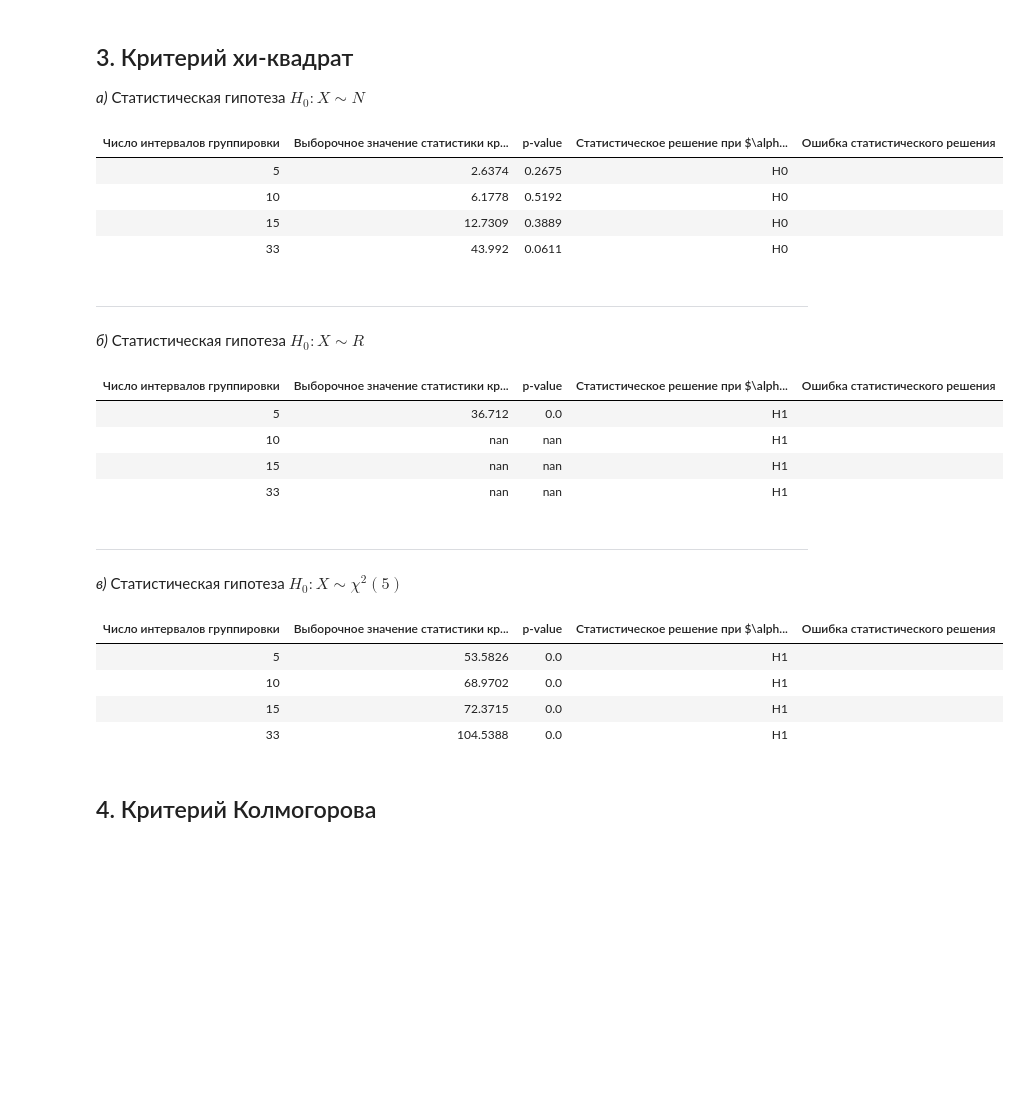
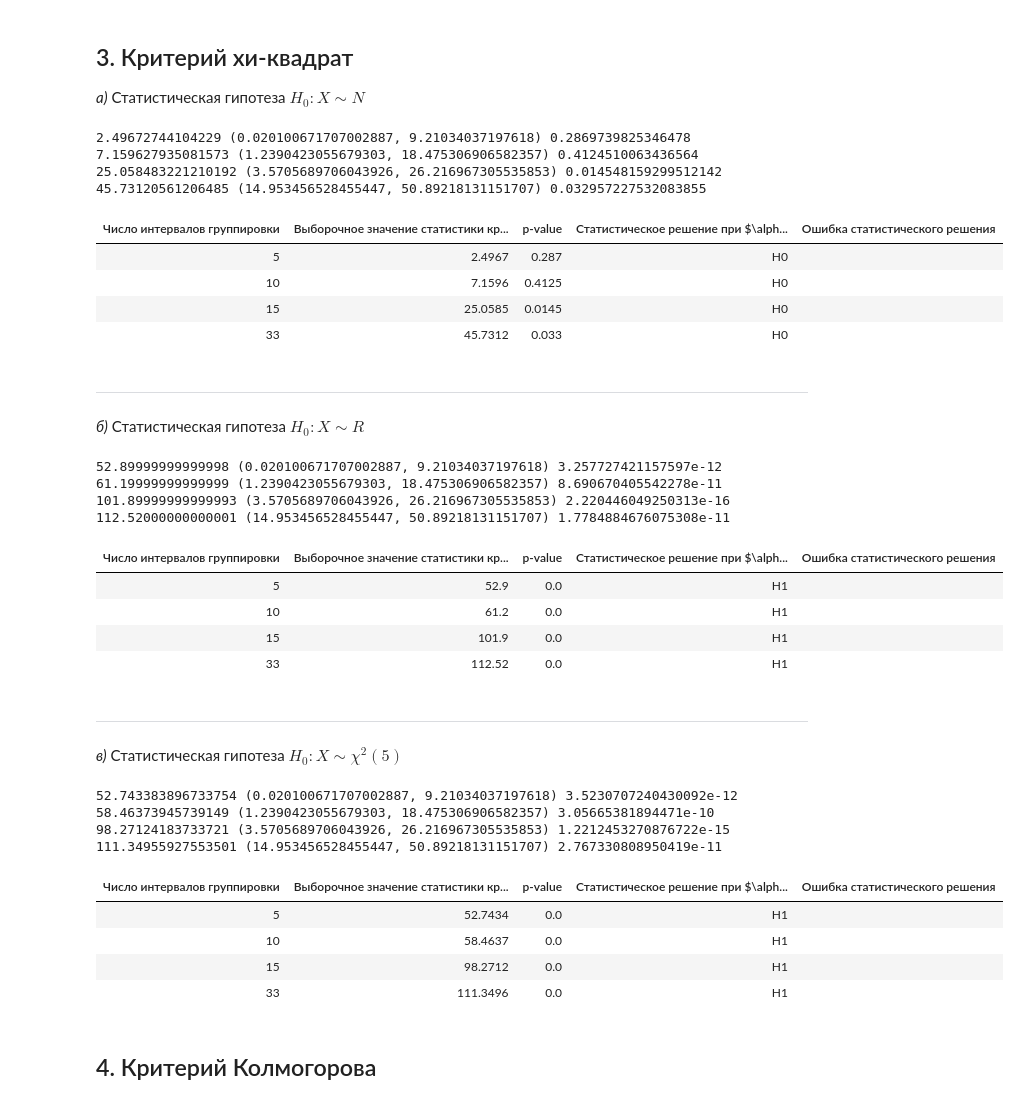
Before and after one commit to AndreiEremeev/matstat-labs, a Jupyter notebook: 2.ipynb, the cells around one changed output. Saved outputs shown, nothing was run; the diff lists cells and outputs as text; code cells hidden in the pictures; blank space fills up the shorter version.

```diff
--- a/2.ipynb
+++ b/2.ipynb
@@ -109,43 +109,48 @@ my_n = 33
 normal_dist = stats.norm(X.mean(), X.std())
 
 def table_row(n, proposed_dist, excepted_dec):
-    start = math.floor(x.min())
-    end = math.ceil(x.max())
+    start = x.min()
+    end = x.max()
     step = (end - start) / n
 
     h0 = Pierson1SampledHyp(
         bins=np.arange(start, end + step, step),
         unknown_params_n=2
     )
     criterion_v, critical_v, p_v, passed = h0.full_test(dist=proposed_dist, sample=x, alpha=alpha)
+    print(criterion_v, critical_v, p_v)
     decision = 'H0' if passed else 'H1'
     err = ""
     if decision != excepted_dec:
         err = "Ошибка 1-го рода" if excepted_dec == "H0" else "Ошибка 2-го рода"
 
     return [n, round(criterion_v, 4), round(p_v, 4), decision, err]
 
 table(
     [
         'Число интервалов группировки',
         'Выборочное значение статистики критерия',
         'p-value',
         'Статистическое решение при $\\alpha$ = {}'.format(alpha),
         'Ошибка статистического решения'
     ],
     [
         table_row(5, normal_dist, 'H0'),
         table_row(10, normal_dist,'H0' ),
         table_row(15, normal_dist, 'H0'),
         table_row(my_n, normal_dist, 'H0'),
     ]
 )
 # %% [output]
+2.49672744104229 (0.020100671707002887, 9.21034037197618) 0.2869739825346478
+7.159627935081573 (1.2390423055679303, 18.475306906582357) 0.4124510063436564
+25.058483221210192 (3.5705689706043926, 26.216967305535853) 0.014548159299512142
+45.73120561206485 (14.953456528455447, 50.89218131151707) 0.032957227532083855
 | Число интервалов группировки | Выборочное значение статистики кр... | p-value | Статистическое решение при $\alph... | Ошибка статистического решения |
-| 5 | 2.6374 | 0.2675 | H0 |  |
-| 10 | 6.1778 | 0.5192 | H0 |  |
-| 15 | 12.7309 | 0.3889 | H0 |  |
-| 33 | 43.992 | 0.0611 | H0 |  |
+| 5 | 2.4967 | 0.287 | H0 |  |
+| 10 | 7.1596 | 0.4125 | H0 |  |
+| 15 | 25.0585 | 0.0145 | H0 |  |
+| 33 | 45.7312 | 0.033 | H0 |  |
 # %% [markdown]
 ---
 
@@ -168,11 +173,15 @@ table(
     ]
 )
 # %% [output]
+52.89999999999998 (0.020100671707002887, 9.21034037197618) 3.257727421157597e-12
+61.19999999999999 (1.2390423055679303, 18.475306906582357) 8.690670405542278e-11
+101.89999999999993 (3.5705689706043926, 26.216967305535853) 2.220446049250313e-16
+112.52000000000001 (14.953456528455447, 50.89218131151707) 1.7784884676075308e-11
 | Число интервалов группировки | Выборочное значение статистики кр... | p-value | Статистическое решение при $\alph... | Ошибка статистического решения |
-| 5 | 36.712 | 0.0 | H1 |  |
-| 10 | nan | nan | H1 |  |
-| 15 | nan | nan | H1 |  |
-| 33 | nan | nan | H1 |  |
+| 5 | 52.9 | 0.0 | H1 |  |
+| 10 | 61.2 | 0.0 | H1 |  |
+| 15 | 101.9 | 0.0 | H1 |  |
+| 33 | 112.52 | 0.0 | H1 |  |
 # %% [markdown]
 ---
 
@@ -195,11 +204,15 @@ table(
     ]
 )
 # %% [output]
+52.743383896733754 (0.020100671707002887, 9.21034037197618) 3.5230707240430092e-12
+58.46373945739149 (1.2390423055679303, 18.475306906582357) 3.05665381894471e-10
+98.27124183733721 (3.5705689706043926, 26.216967305535853) 1.2212453270876722e-15
+111.34955927553501 (14.953456528455447, 50.89218131151707) 2.767330808950419e-11
 | Число интервалов группировки | Выборочное значение статистики кр... | p-value | Статистическое решение при $\alph... | Ошибка статистического решения |
-| 5 | 53.5826 | 0.0 | H1 |  |
-| 10 | 68.9702 | 0.0 | H1 |  |
-| 15 | 72.3715 | 0.0 | H1 |  |
-| 33 | 104.5388 | 0.0 | H1 |  |
+| 5 | 52.7434 | 0.0 | H1 |  |
+| 10 | 58.4637 | 0.0 | H1 |  |
+| 15 | 98.2712 | 0.0 | H1 |  |
+| 33 | 111.3496 | 0.0 | H1 |  |
 # %% [markdown]
 ## 4. Критерий Колмогорова
 # %%
```
Also changed, not shown: parts of 8 cells of this notebook.
